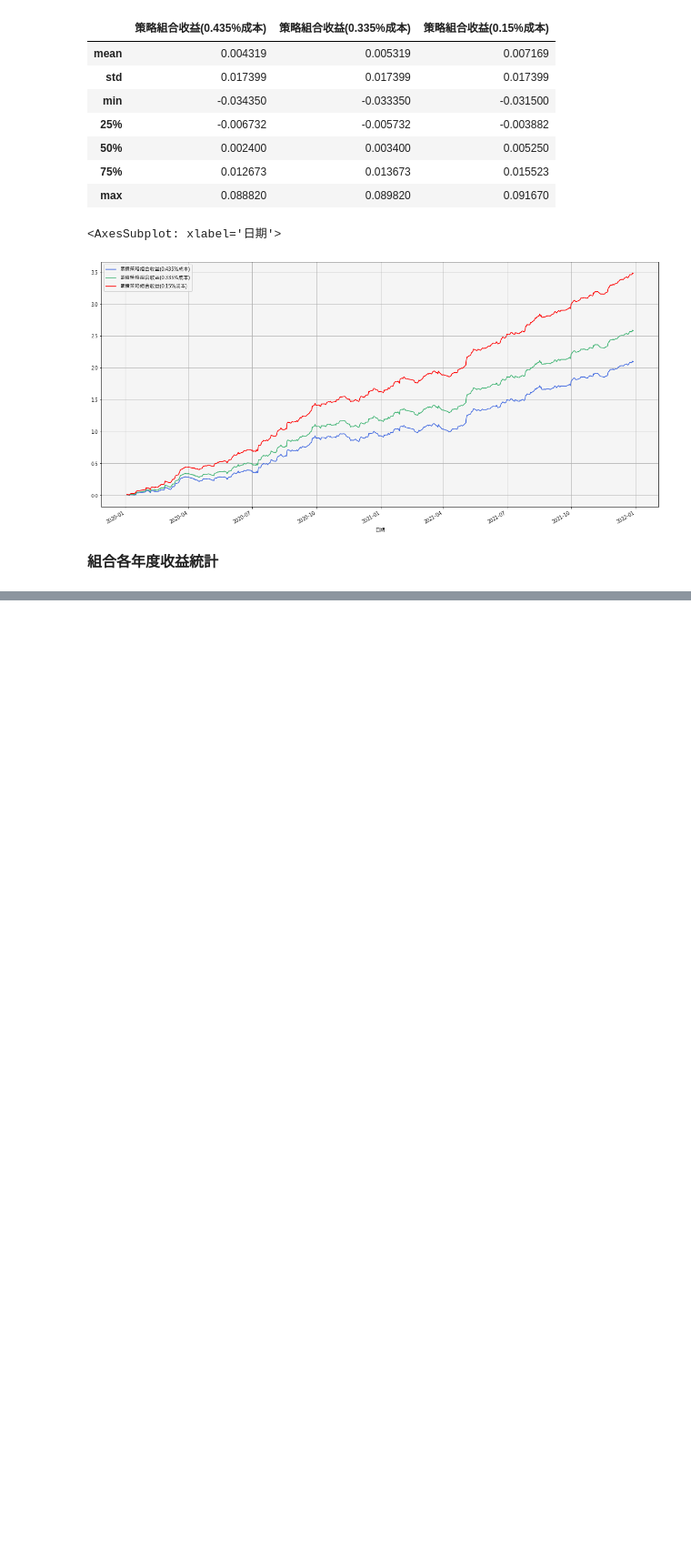
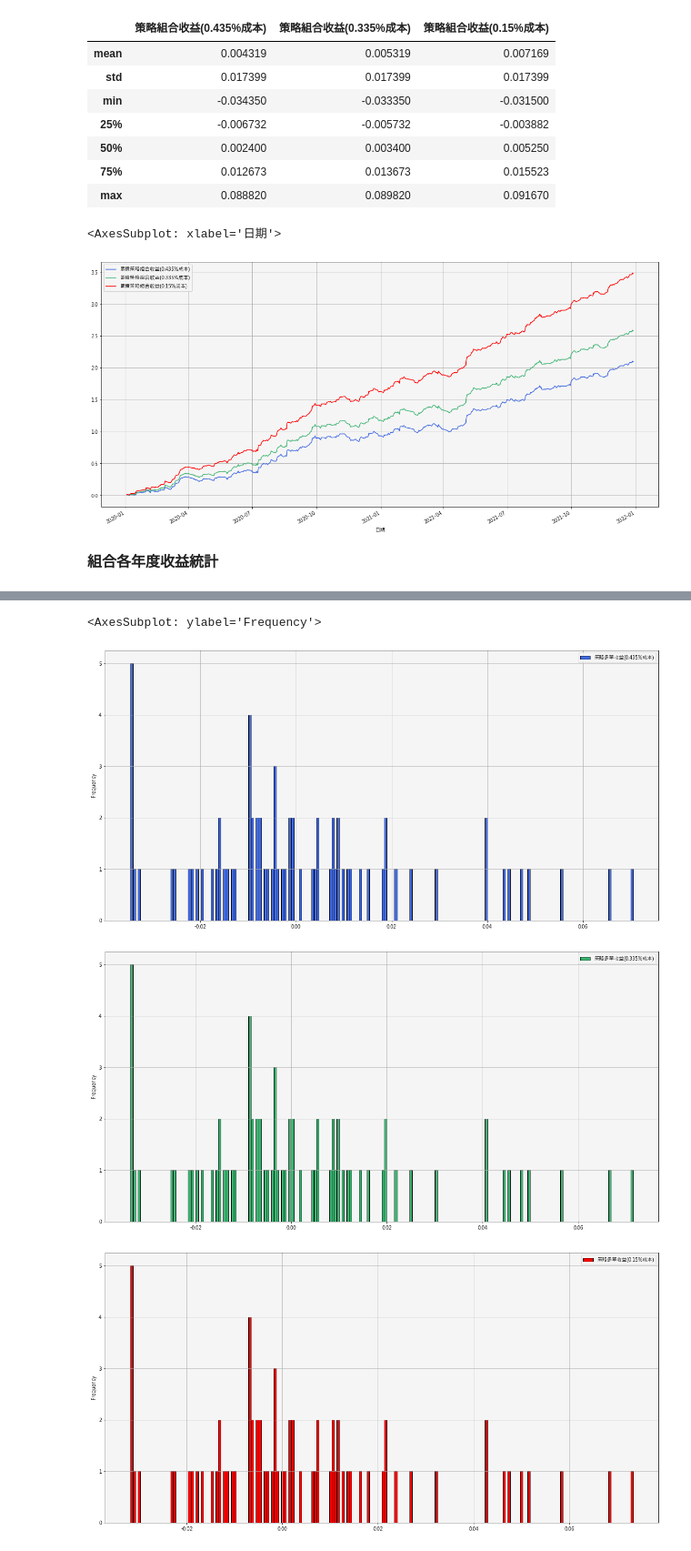
Before and after one commit to ErebusTW/Merge-by-date, a Jupyter notebook: 策略回測結果.ipynb, the cells around one changed output, grey strips where cells are left out. Shown at 91% size. Cells and saved outputs as stored; diff of their text form; code cells hidden in the pictures; blank space fills up the shorter version.

```diff
--- a/策略回測結果.ipynb
+++ b/策略回測結果.ipynb
@@ -812,0 +899,14 @@ make_stats(returns_day,returns,'策略組合收益')
+# %%
+returns_day = returns.groupby('日期').agg({'策略組合收益(0.15%成本)':'mean', '策略組合收益(0.335%成本)': 'mean', '策略組合收益(0.435%成本)':'mean'})
+returns_long_day = returns_long.groupby('日期').agg({'策略多單收益(0.15%成本)':'mean', '策略多單收益(0.335%成本)': 'mean', '策略多單收益(0.435%成本)':'mean'})
+returns_short_day = returns_short.groupby('日期').agg({'策略空單收益(0.15%成本)':'mean', '策略空單收益(0.335%成本)': 'mean', '策略空單收益(0.435%成本)':'mean'})
+# %%
+returns_day['累積策略組合收益(0.15%成本)'] = returns_day['策略組合收益(0.15%成本)'].cumsum()
+returns_day['累積策略組合收益(0.335%成本)'] = returns_day['策略組合收益(0.335%成本)'].cumsum()
+returns_day['累積策略組合收益(0.435%成本)'] = returns_day['策略組合收益(0.435%成本)'].cumsum()
+returns_long_day['累積策略多單收益(0.15%成本)'] = returns_long_day['策略多單收益(0.15%成本)'].cumsum()
+returns_long_day['累積策略多單收益(0.335%成本)'] = returns_long_day['策略多單收益(0.335%成本)'].cumsum()
+returns_long_day['累積策略多單收益(0.435%成本)'] = returns_long_day['策略多單收益(0.435%成本)'].cumsum()
+returns_short_day['累積策略空單收益(0.15%成本)'] = returns_short_day['策略空單收益(0.15%成本)'].cumsum()
+returns_short_day['累積策略空單收益(0.335%成本)'] = returns_short_day['策略空單收益(0.335%成本)'].cumsum()
+returns_short_day['累積策略空單收益(0.435%成本)'] = returns_short_day['策略空單收益(0.435%成本)'].cumsum()
@@ -812,0 +976,13 @@ make_stats(returns_day,returns,'策略組合收益')
+# %%
+############################################################################################
+#每日平均損益分配
+#開盤漲1%進場9%停利3%停損
+############################################################################################
+returns_long_day[['策略多單收益(0.435%成本)']].plot.hist(edgecolor='black', facecolor = 'royalblue',figsize = (20,10),bins=200,grid = True)
+returns_long_day[['策略多單收益(0.335%成本)']].plot.hist(edgecolor='black', facecolor = 'mediumseagreen',figsize = (20,10),bins=200,grid = True)
+returns_long_day[['策略多單收益(0.15%成本)']].plot.hist(edgecolor='black', facecolor = 'red',figsize = (20,10),bins=200,grid = True)
+# %% [output]
+<AxesSubplot: ylabel='Frequency'>
+[figure, added]
+[figure, added]
+[figure, added]
```
Also changed, not shown: parts of 56 cells of this notebook.
